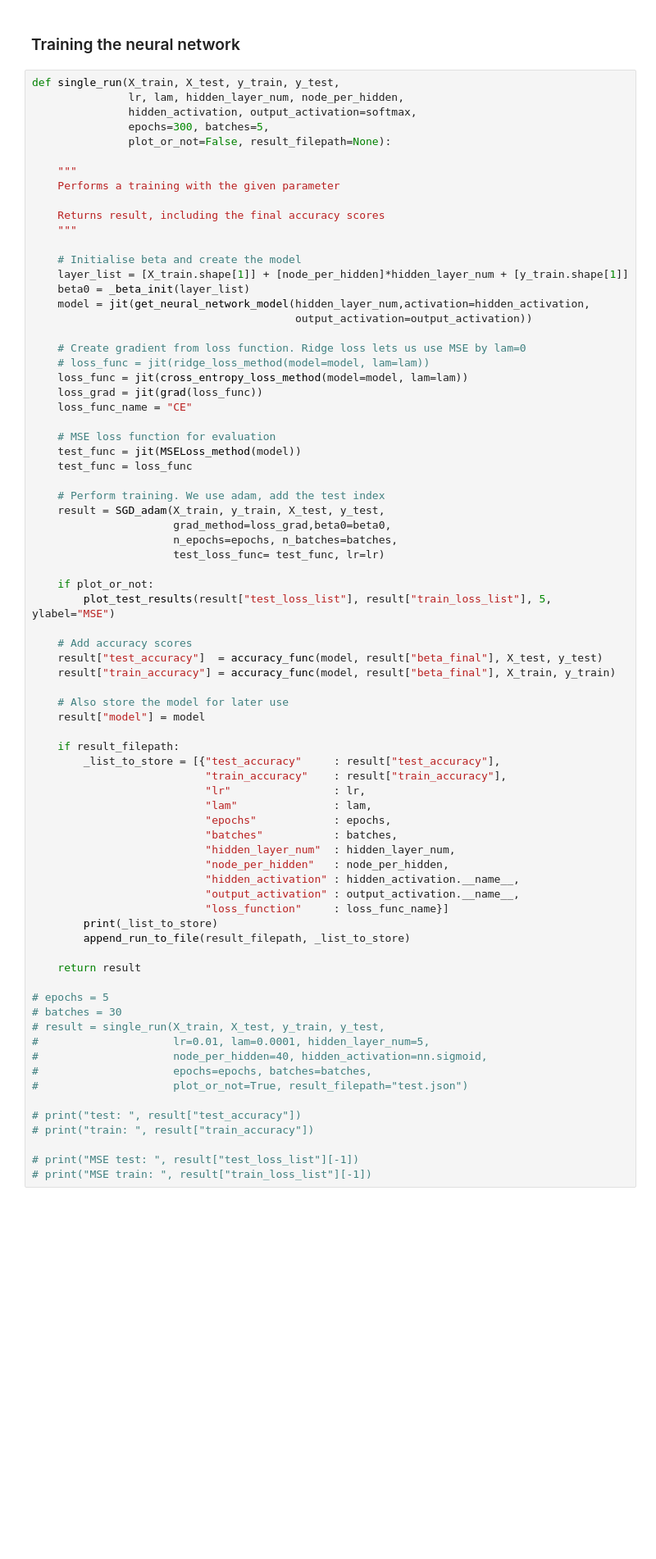
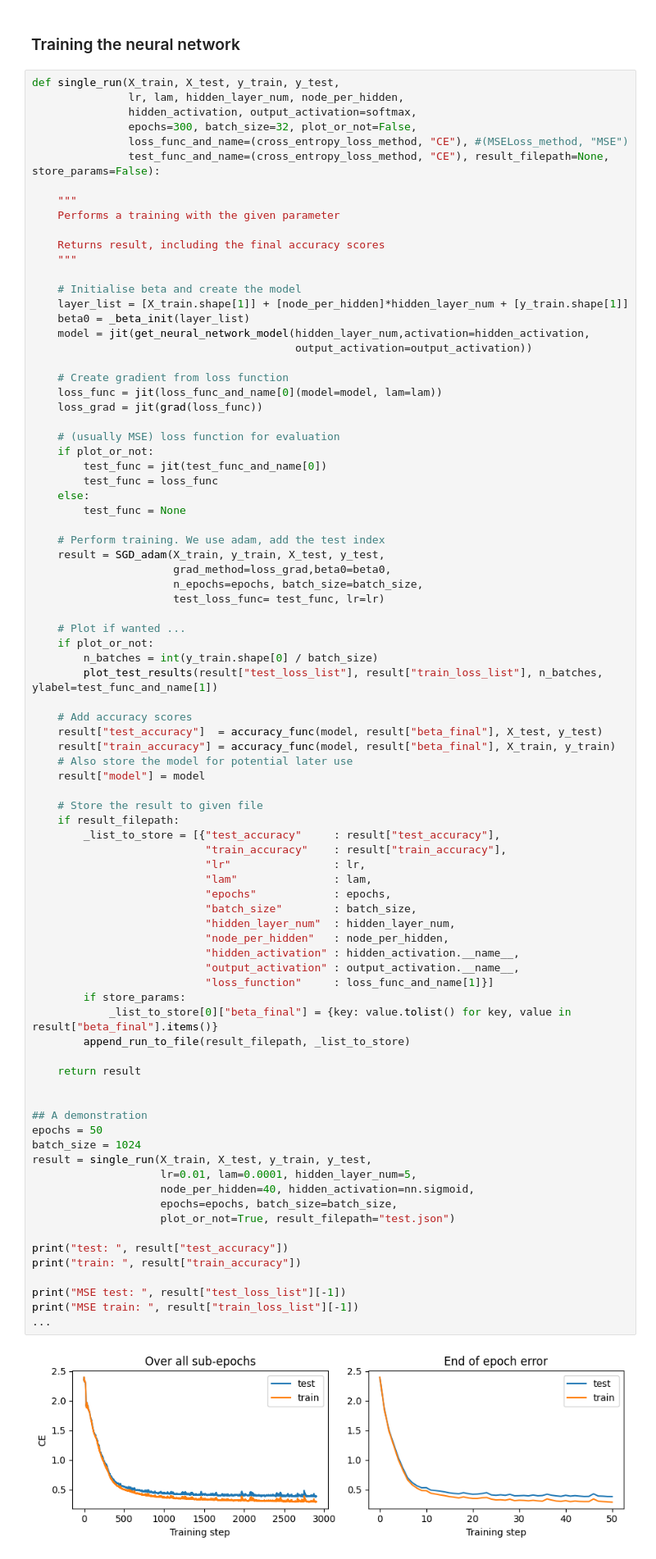
Before and after one commit to jonatanwins/Project3_FYS_STK4155, a Jupyter notebook: Runs/tensorflow_mnist.ipynb, the cells around one changed output. Shown at 82% size. Cells and saved outputs as stored; diff of their text form; blank space fills up the shorter version.

Commit message:
changes to single run

```diff
--- a/Runs/tensorflow_mnist.ipynb
+++ b/Runs/tensorflow_mnist.ipynb
@@ -37,8 +39,9 @@ plt.show()
 def single_run(X_train, X_test, y_train, y_test,
                lr, lam, hidden_layer_num, node_per_hidden,
                hidden_activation, output_activation=softmax,
-               epochs=300, batches=5,
-               plot_or_not=False, result_filepath=None):
+               epochs=300, batch_size=32, plot_or_not=False,
+               loss_func_and_name=(cross_entropy_loss_method, "CE"), #(MSELoss_method, "MSE")
+               test_func_and_name=(cross_entropy_loss_method, "CE"), result_filepath=None, store_params=False):
 
     """
     Performs a training with the given parameter
@@ -52,59 +55,68 @@ def single_run(X_train, X_test, y_train, y_test,
     model = jit(get_neural_network_model(hidden_layer_num,activation=hidden_activation,
                                          output_activation=output_activation))
 
-    # Create gradient from loss function. Ridge loss lets us use MSE by lam=0
-    # loss_func = jit(ridge_loss_method(model=model, lam=lam))
-    loss_func = jit(cross_entropy_loss_method(model=model, lam=lam))
+    # Create gradient from loss function
+    loss_func = jit(loss_func_and_name[0](model=model, lam=lam))
     loss_grad = jit(grad(loss_func))
-    loss_func_name = "CE"
 
-    # MSE loss function for evaluation
-    test_func = jit(MSELoss_method(model))
-    test_func = loss_func
+    # (usually MSE) loss function for evaluation
+    if plot_or_not:
+        test_func = jit(test_func_and_name[0])
+        test_func = loss_func
+    else:
+        test_func = None
 
     # Perform training. We use adam, add the test index
     result = SGD_adam(X_train, y_train, X_test, y_test,
                       grad_method=loss_grad,beta0=beta0,
-                      n_epochs=epochs, n_batches=batches,
+                      n_epochs=epochs, batch_size=batch_size,
                       test_loss_func= test_func, lr=lr)
 
+    # Plot if wanted ...
     if plot_or_not:
-        plot_test_results(result["test_loss_list"], result["train_loss_list"], 5, ylabel="MSE")
+        n_batches = int(y_train.shape[0] / batch_size)
+        plot_test_results(result["test_loss_list"], result["train_loss_list"], n_batches, ylabel=test_func_and_name[1])
 
     # Add accuracy scores
     result["test_accuracy"]  = accuracy_func(model, result["beta_final"], X_test, y_test)
     result["train_accuracy"] = accuracy_func(model, result["beta_final"], X_train, y_train)
-
-    # Also store the model for later use
+    # Also store the model for potential later use
     result["model"] = model
 
+    # Store the result to given file
     if result_filepath:
         _list_to_store = [{"test_accuracy"     : result["test_accuracy"],
                            "train_accuracy"    : result["train_accuracy"],
                            "lr"                : lr,
                            "lam"               : lam,
                            "epochs"            : epochs,
-                           "batches"           : batches,
+                           "batch_size"        : batch_size,
                            "hidden_layer_num"  : hidden_layer_num,
                            "node_per_hidden"   : node_per_hidden,
                            "hidden_activation" : hidden_activation.__name__,
                            "output_activation" : output_activation.__name__,
-                           "loss_function"     : loss_func_name}]
-        print(_list_to_store)
+                           "loss_function"     : loss_func_and_name[1]}]
+        if store_params:
+            _list_to_store[0]["beta_final"] = {key: value.tolist() for key, value in result["beta_final"].items()}
         append_run_to_file(result_filepath, _list_to_store)
 
     return result
 
-# epochs = 5
-# batches = 30
-# result = single_run(X_train, X_test, y_train, y_test,
-#                     lr=0.01, lam=0.0001, hidden_layer_num=5,
-#                     node_per_hidden=40, hidden_activation=nn.sigmoid,
-#                     epochs=epochs, batches=batches,
-#                     plot_or_not=True, result_filepath="test.json")
 
-# print("test: ", result["test_accuracy"])
-# print("train: ", result["train_accuracy"])
+## A demonstration
+epochs = 50
+batch_size = 1024
+result = single_run(X_train, X_test, y_train, y_test,
+                    lr=0.01, lam=0.0001, hidden_layer_num=5,
+                    node_per_hidden=40, hidden_activation=nn.sigmoid,
+                    epochs=epochs, batch_size=batch_size,
+                    plot_or_not=True, result_filepath="test.json")
 
-# print("MSE test: ", result["test_loss_list"][-1])
-# print("MSE train: ", result["train_loss_list"][-1])
+print("test: ", result["test_accuracy"])
+print("train: ", result["train_accuracy"])
+
+print("MSE test: ", result["test_loss_list"][-1])
+print("MSE train: ", result["train_loss_list"][-1])
+...
+# %% [output]
+[figure, added]
```
Also changed, not shown: parts of 3 cells of this notebook.
